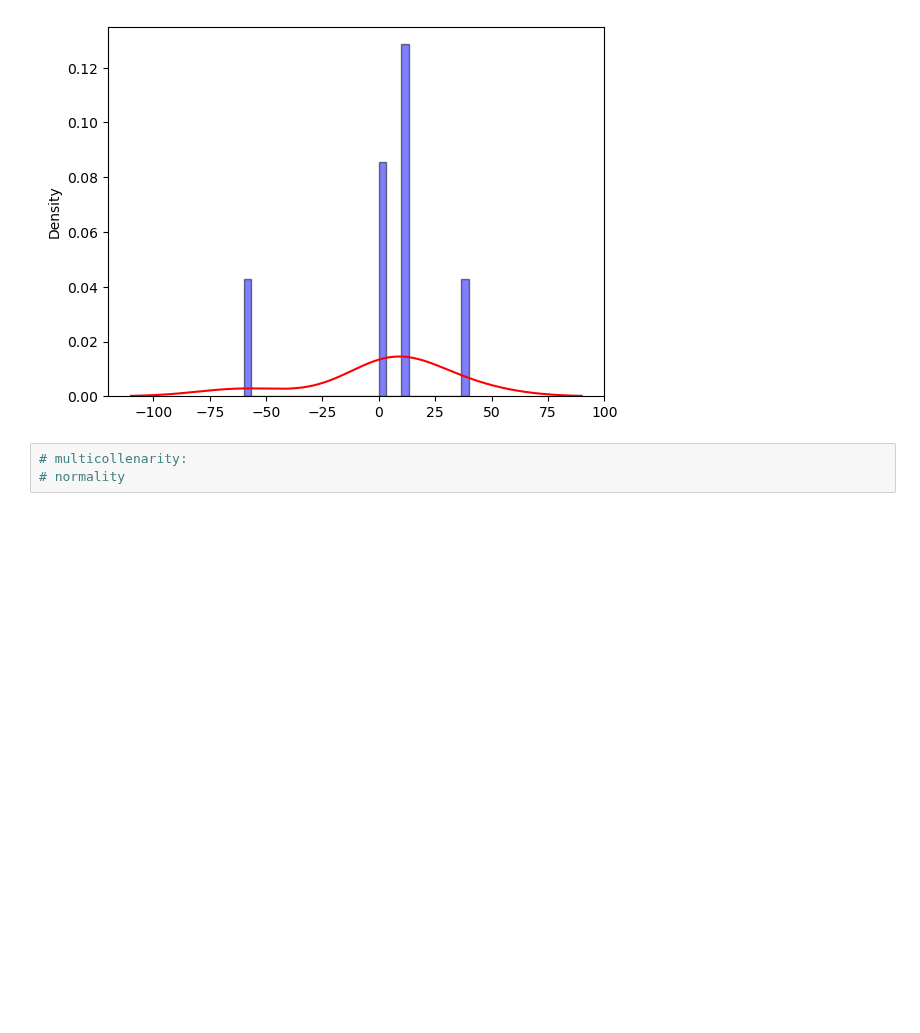
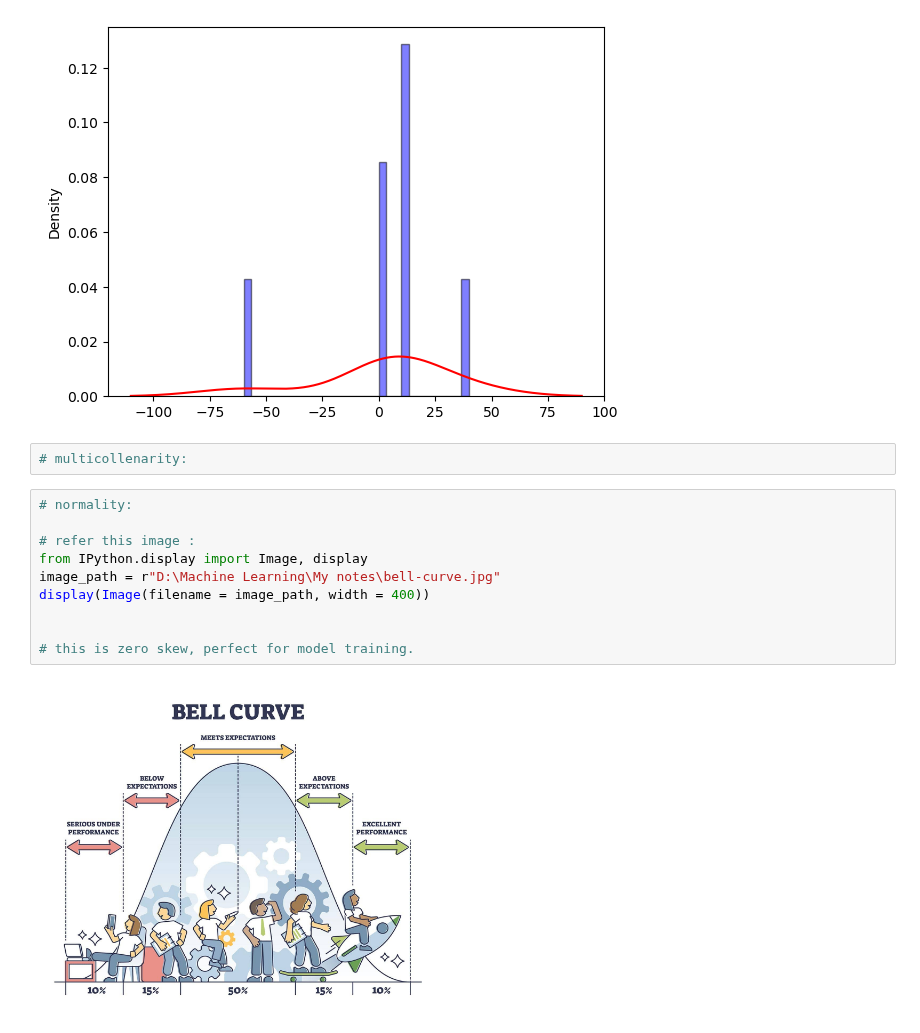
Before and after one commit to vickii20/Machine-Learning-Fundamentals, a Jupyter notebook: Linear Regression/Assumptions for Linear checks.ipynb, the cells around one changed output. Cells and saved outputs as stored; diff of their text form; blank space fills up the shorter version.

Commit message:
Updated notes

```diff
--- a/Linear Regression/Assumptions for Linear checks.ipynb
+++ b/Linear Regression/Assumptions for Linear checks.ipynb
@@ -290,4 +291,15 @@ df3['residue'].plot(kind='kde', color='red', label='Bell Curve (KDE)')
 [figure]
 # %%
 # multicollenarity:
-# normality
+# %%
+# normality:
+
+# refer this image :
+from IPython.display import Image, display
+image_path = r"D:\Machine Learning\My notes\bell-curve.jpg"
+display(Image(filename = image_path, width = 400))
+
+
+# this is zero skew, perfect for model training.
+# %% [output]
+[figure, added]
```
Also changed, not shown: parts of 2 cells of this notebook.
